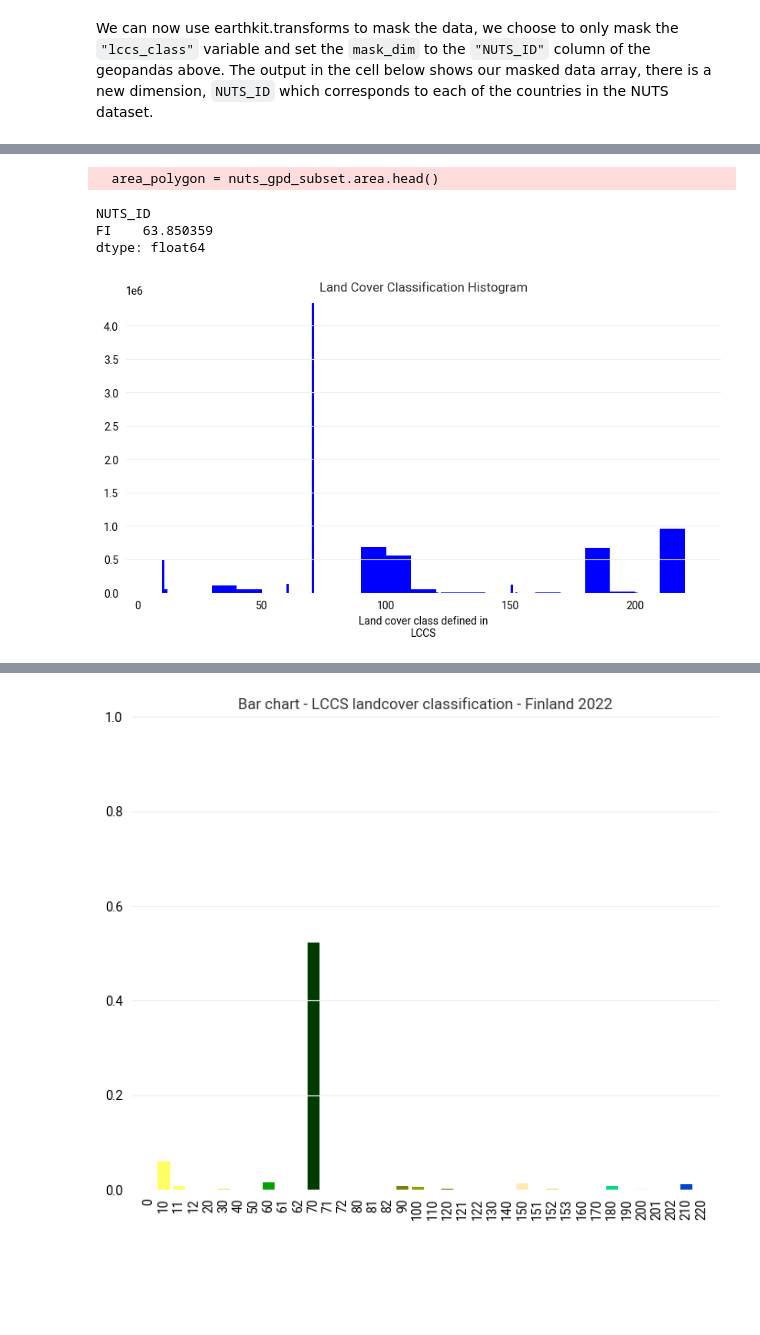
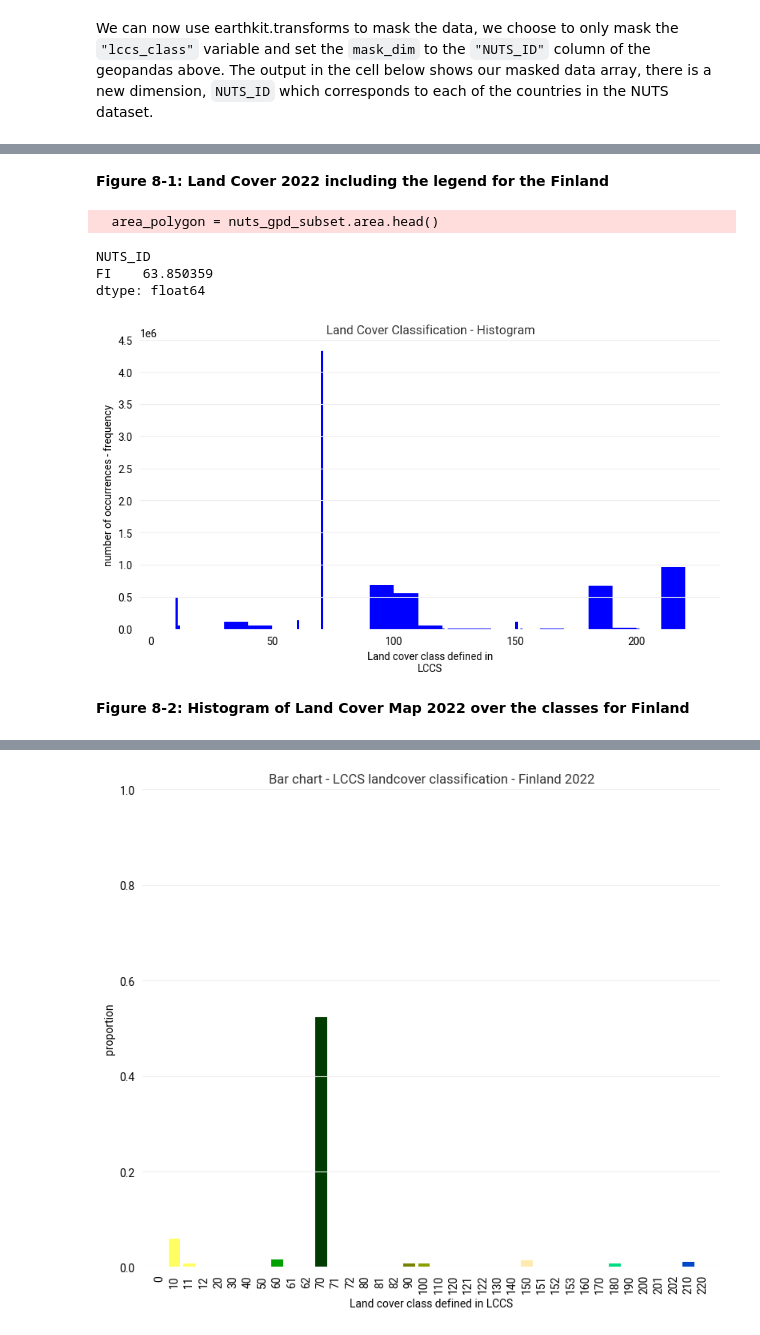
Before and after one commit to ecmwf-training/c3s-training-submodule-sat-obs-land, a Jupyter notebook: land-cover.ipynb, the cells around one changed output, grey strips where cells are left out. Drawn from its saved outputs; the diff is of its cells as text; code cells hidden in the pictures; blank space fills up the shorter version.

```diff
--- a/land-cover.ipynb
+++ b/land-cover.ipynb
@@ -519,7 +567,7 @@ subset_lccs_data = global_lccs_data.sel(
 )
 # subset_lccs_data
 # mask the data
-data_lccs_masked = ek.transforms.aggregate.spatial.masks(
+data_lccs_masked = ek.transforms.aggregate.spatial.mask(
     subset_lccs_data, nuts_gpd_subset, mask_dim="NUTS_ID", all_touched=True
 )
 data_lccs_masked
@@ -569,3 +619,5 @@ plt.show()
+# %% [markdown]
+**Figure 8-1: Land Cover 2022 including the legend for the Finland**
 # %%
 # area of the polygon
 area_polygon = nuts_gpd_subset.area.head()
@@ -582,7 +634,7 @@ classes = np.array([0, 10, 11, 12, 20, 30, 40, 50, 60, 61, 62, 70, 71, 72, 80,
         152, 153, 160, 170, 180, 190, 200, 201, 202, 210, 220, 230])
 min_edge = classes - 0.2
 max_edge= classes + 0.2
-range = (-5, 235)
+range_lc = (-5, 235)
 data_lccs_region_1D=data_lccs_masked.stack(z=('lat', 'lon')).reset_index('z')
 data_lccs_region_1D_series = data_lccs_region_1D.to_series()
 data_lccs_region_1D_series_len_without_nan = data_lccs_region_1D_series.size-np.isnan(data_lccs_region_1D_series).sum()
@@ -590,13 +642,17 @@ data_lccs_region_1D_series.dropna(inplace=True)
 
 fig, ax = plt.subplots(nrows=1, ncols=1, figsize=(10, 5))
 xr.plot.hist(
-    data_lccs_region_1D, range=range, bins=classes,
+    data_lccs_region_1D, range=range_lc, bins=classes,
     ax=ax, histtype='bar', color='blue'
 )
-ax.set_title("Land Cover Classification Histogram")
+ax.set_title("Land Cover Classification - Histogram")
+ax.set_ylabel("number of occurrences - frequency")
+ax.set_ylim([0, 4.5E6])
 plt.show()
 # %% [output]
-[figure, old version]
+[figure, new version]
+# %% [markdown]
+**Figure 8-2: Histogram of Land Cover Map 2022 over the classes for Finland**
 # %%
 # N is the count in each bin, bins is the lower-limit of the bin
 N, bins = np.histogram(data_lccs_region_1D_series, bins=classes)
@@ -708,31 +764,33 @@ title = f'Bar chart - LCCS landcover classification - {country.title()} {time_st
 
 # Create the figures
 fig, ax = plt.subplots(1, 1, tight_layout=True)
 
 ax.bar(np.char.mod('%d', df_area['LCCS'].values), df_area["numbers_norm"].values,  color=colors)
 # Now we format the y-axis to display percentage
 # ax.yaxis.set_major_formatter(PercentFormatter(xmax=1))
 ax.set_title(title)
 ax.tick_params(axis='x', labelrotation=90)
 # ax.legend(title='LCCS', loc='upper center', ncol=2)
 ax.set_ylim([0, 1])
+ax.set_xlabel("Land cover class defined in LCCS")
+ax.set_ylabel("proportion")
 plt.show()
 # %% [output]
 |  | LCCS | class_labels | numbers | numbers_norm | percent | percent_2_nd_version | area_per_class | ... |
 | 0 | 0 | 0 - No Data | 0 | 0.000000 | 0.000000 | 0.000000 | 0.000000 | ... |
 | 1 | 10 | 10 - Cropland, rainfed | 492537 | 0.059437 | 5.943738 | 5.943738 | 3.795098 | ... |
 | 2 | 11 | 11 - Cropland, rainfed, herbaceou... | 56794 | 0.006854 | 0.685367 | 0.685367 | 0.437609 | ... |
 | 3 | 12 | 12 - Cropland, rainfed, tree, or ... | 0 | 0.000000 | 0.000000 | 0.000000 | 0.000000 | ... |
 | 4 | 20 | 20 - Cropland, irrigated or post-... | 0 | 0.000000 | 0.000000 | 0.000000 | 0.000000 | ... |
 | 5 | 30 | 30 - Mosaic cropland (>50%) / nat... | 105869 | 0.001278 | 0.127758 | 1.277584 | 0.081574 | ... |
 | 6 | 40 | 40 - Mosaic natural vegetation (t... | 56001 | 0.000676 | 0.067580 | 0.675797 | 0.043150 | ... |
 | 7 | 50 | 50 - Tree cover, broadleaved, eve... | 0 | 0.000000 | 0.000000 | 0.000000 | 0.000000 | ... |
 | 8 | 60 | 60 - Tree cover, broadleaved, dec... | 136647 | 0.016490 | 1.649001 | 1.649001 | 1.052893 | ... |
 | 9 | 61 | 61 - Tree cover, broadleaved, dec... | 0 | 0.000000 | 0.000000 | 0.000000 | 0.000000 | ... |
 | ... | ... | ... | ... | ... | ... | ... | ... | ... |
 | 33 | 200 | 200 - Bare areas | 10134 | 0.001223 | 0.122293 | 0.122293 | 0.078085 | ... |
 | 34 | 201 | 201 - Consolidated bare areas | 48 | 0.000006 | 0.000579 | 0.000579 | 0.000370 | ... |
 | 35 | 202 | 202 - Unconsolidated bare areas | 0 | 0.000000 | 0.000000 | 0.000000 | 0.000000 | ... |
 | 36 | 210 | 210 - Water bodies | 963078 | 0.011622 | 1.162204 | 11.622037 | 0.742071 | ... |
 | 37 | 220 | 220 - Permanent snow and ice | 0 | 0.000000 | 0.000000 | 0.000000 | 0.000000 | ... |
-[figure, old version]
+[figure, new version]
```
Also changed, not shown: parts of 43 cells of this notebook, 1 other file.
